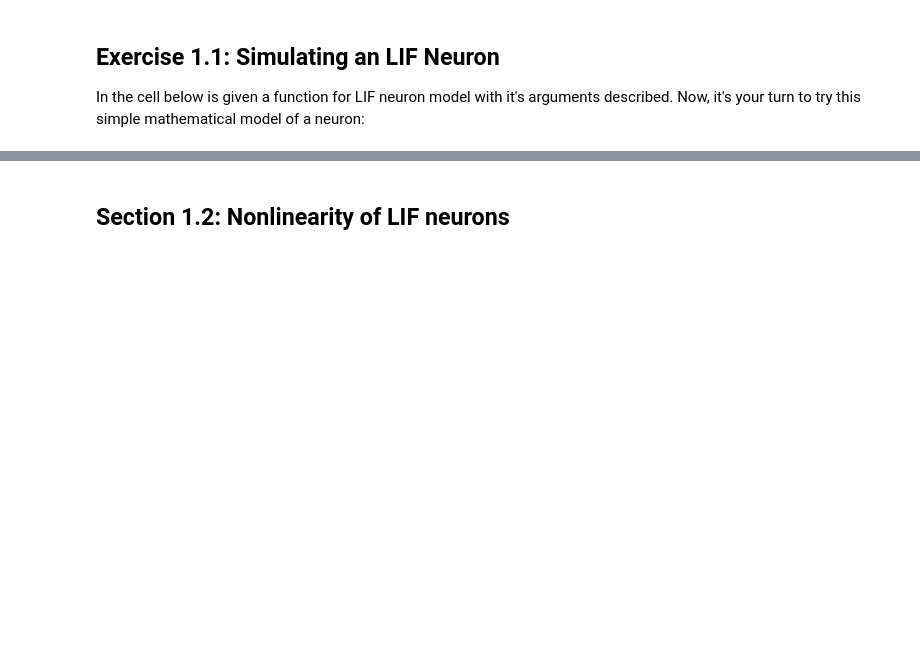
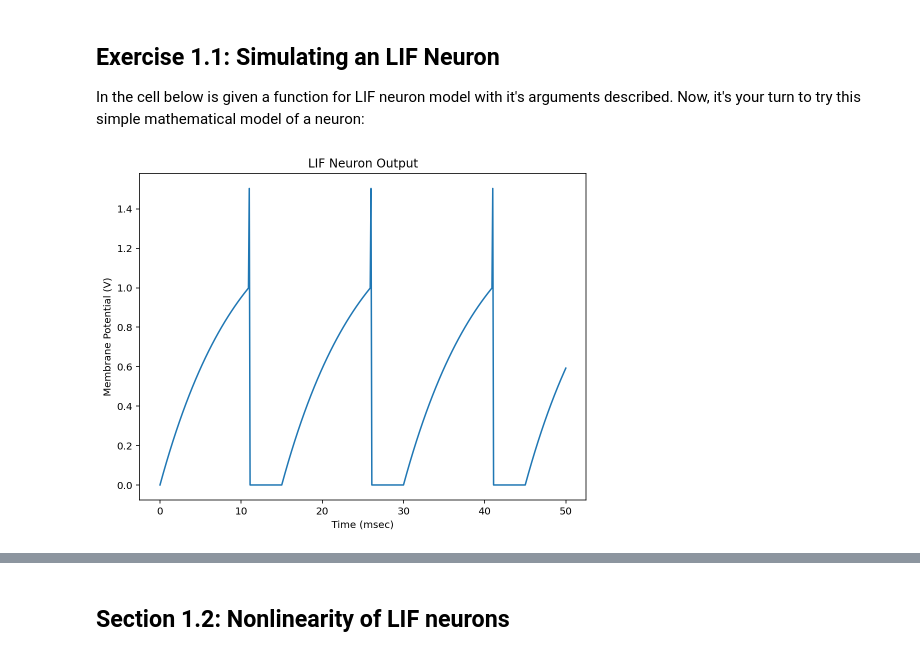
Before and after one commit to spatank/CIS-522, a Jupyter notebook: W3_Tutorial1_SPP.ipynb, the cells around one changed output, grey strips where cells are left out. Cells and saved outputs as stored; diff of their text form; code cells hidden in the pictures; blank space fills up the shorter version.

```diff
--- a/W3_Tutorial1_SPP.ipynb
+++ b/W3_Tutorial1_SPP.ipynb
@@ -214,49 +214,45 @@ def run_LIF(I, T = 50, dt = 0.1, t_rest = 0, tau_ref = 4,
     V_spike    : spike delta (V)
 
   Returns:
     time       : time points
     Vm         : membrane potentials
   """
 
-  ####################################################################
-  # Fill in all missing code below (...),
-  # then remove or comment the line below to test your function
-  raise NotImplementedError("Define the LIF model")
-  ####################################################################
-
   # Set up array of time steps
   time = torch.arange(0, T+dt, dt)
 
   # Set up array for tracking Vm
   Vm = torch.zeros(len(time))
 
   # Iterate over each time step
   for i, t in enumerate(time):
 
     # If t is after refractory period
     if t > t_rest:
-      Vm[i] = ...
+      Vm[i] = Vm[i-1] + 1/Cm*(-Vm[i-1]/Rm + I)  * dt
 
     # If Vm is over the threshold
     if Vm[i] >= Vth:
 
       # Increase volatage by change due to spike
-      Vm[i] += ...
+      Vm[i] += V_spike
 
       # Set up new refactory period
-      t_rest = ...
+      t_rest = t + tau_ref
 
   return time, Vm
 
 
-### Uncomment below to test your function
-# sim_time, Vm = run_LIF(1.5)
+## Uncomment below to test your function
+sim_time, Vm = run_LIF(1.5)
 
-# plt.plot(sim_time, Vm)
-# plt.title('LIF Neuron Output')
-# plt.ylabel('Membrane Potential (V)')
-# plt.xlabel('Time (msec)')
-# plt.show()
+plt.plot(sim_time, Vm)
+plt.title('LIF Neuron Output')
+plt.ylabel('Membrane Potential (V)')
+plt.xlabel('Time (msec)')
+plt.show()
+# %% [output]
+[figure, added]
 # %% [markdown]
 [*Click for solution*](https://github.com/CIS-522/course-content/tree/main/tutorials/W3_MLPs/solutions/W3_Tutorial1_Solution_9670c0da.py)
 
```
Also changed, not shown: parts of 24 cells of this notebook.
